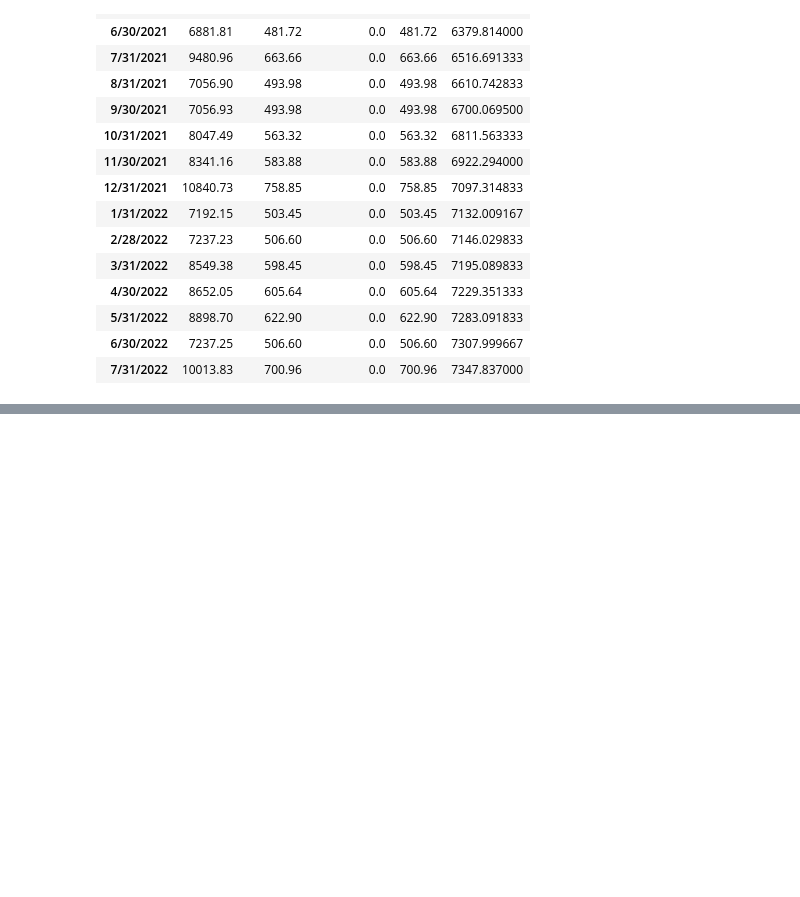
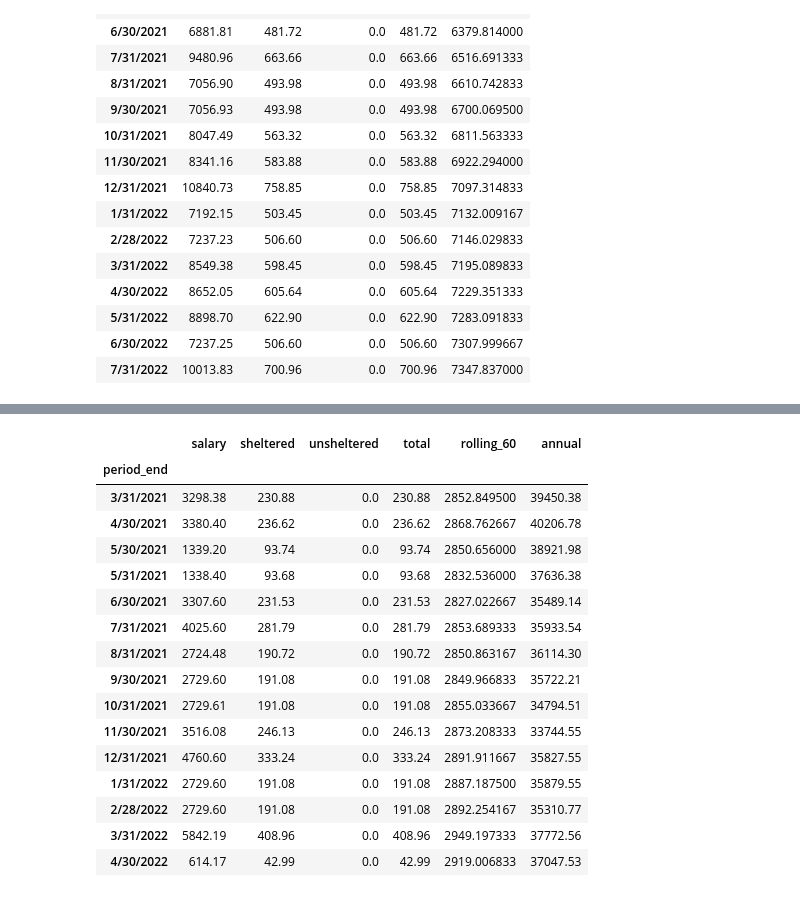
Before and after one commit to danielle3625/avg_salary, a Jupyter notebook: high60_calc_v2.ipynb, the cells around one changed output, grey strips where cells are left out. Saved outputs shown, nothing was run; the diff lists cells and outputs as text; code cells hidden in the pictures; blank space fills up the shorter version.

```diff
--- a/high60_calc_v2.ipynb
+++ b/high60_calc_v2.ipynb
@@ -164,0 +231,30 @@ df.tail(15)
+# %%
+df = pd.read_csv('export_format4.csv')
+df['salary'] = df['salary'].str.replace(',', '')
+df['salary'] = pd.to_numeric(df['salary'])
+df = df.groupby('period_end').sum()
+df = df.sort_values(by='period_end', key=pd.to_datetime)
+df['rolling_60'] = df['salary'].rolling(60).mean()
+df['annual'] = df['salary'].rolling(12).sum()
+
+df.tail(15)
+
+# Expected highest 60 month average = $3080.27 Date Range 04/2017 - 03/2022
+# %% [output]
+|  | salary | sheltered | unsheltered | total | rolling_60 | annual |
+| period_end |  |  |  |  |  |  |
+| 3/31/2021 | 3298.38 | 230.88 | 0.0 | 230.88 | 2852.849500 | 39450.38 |
+| 4/30/2021 | 3380.40 | 236.62 | 0.0 | 236.62 | 2868.762667 | 40206.78 |
+| 5/30/2021 | 1339.20 | 93.74 | 0.0 | 93.74 | 2850.656000 | 38921.98 |
+| 5/31/2021 | 1338.40 | 93.68 | 0.0 | 93.68 | 2832.536000 | 37636.38 |
+| 6/30/2021 | 3307.60 | 231.53 | 0.0 | 231.53 | 2827.022667 | 35489.14 |
+| 7/31/2021 | 4025.60 | 281.79 | 0.0 | 281.79 | 2853.689333 | 35933.54 |
+| 8/31/2021 | 2724.48 | 190.72 | 0.0 | 190.72 | 2850.863167 | 36114.30 |
+| 9/30/2021 | 2729.60 | 191.08 | 0.0 | 191.08 | 2849.966833 | 35722.21 |
+| 10/31/2021 | 2729.61 | 191.08 | 0.0 | 191.08 | 2855.033667 | 34794.51 |
+| 11/30/2021 | 3516.08 | 246.13 | 0.0 | 246.13 | 2873.208333 | 33744.55 |
+| 12/31/2021 | 4760.60 | 333.24 | 0.0 | 333.24 | 2891.911667 | 35827.55 |
+| 1/31/2022 | 2729.60 | 191.08 | 0.0 | 191.08 | 2887.187500 | 35879.55 |
+| 2/28/2022 | 2729.60 | 191.08 | 0.0 | 191.08 | 2892.254167 | 35310.77 |
+| 3/31/2022 | 5842.19 | 408.96 | 0.0 | 408.96 | 2949.197333 | 37772.56 |
+| 4/30/2022 | 614.17 | 42.99 | 0.0 | 42.99 | 2919.006833 | 37047.53 |
```
Also changed, not shown: parts of 14 cells of this notebook.
